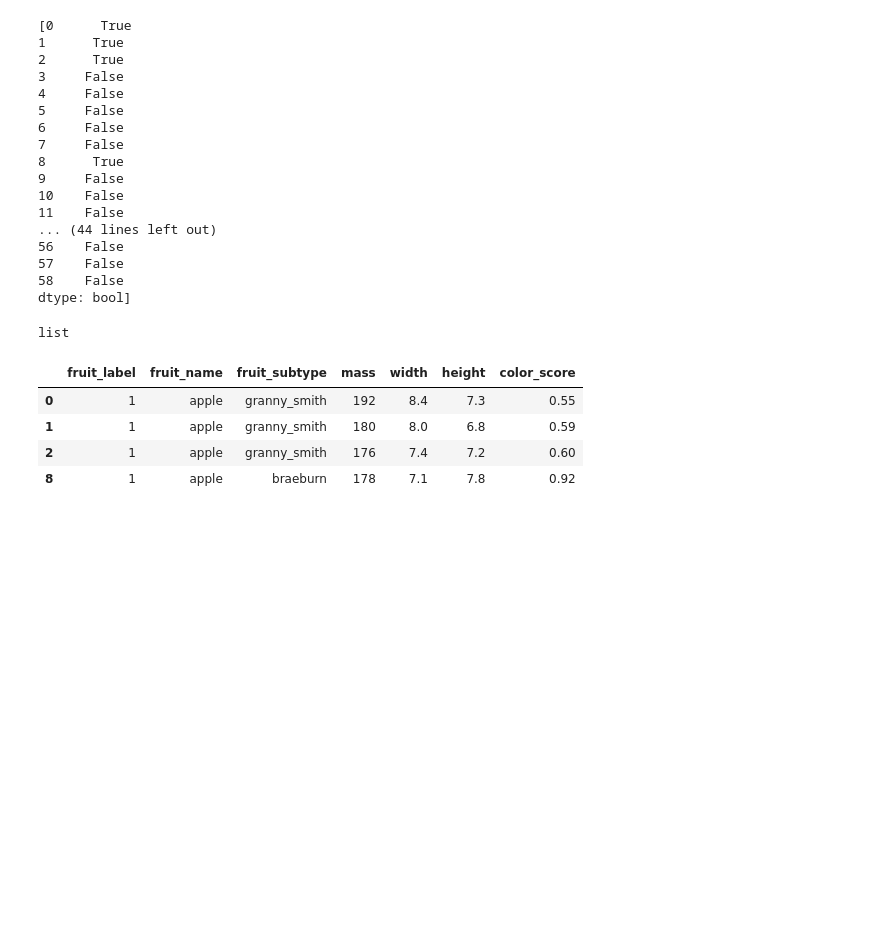
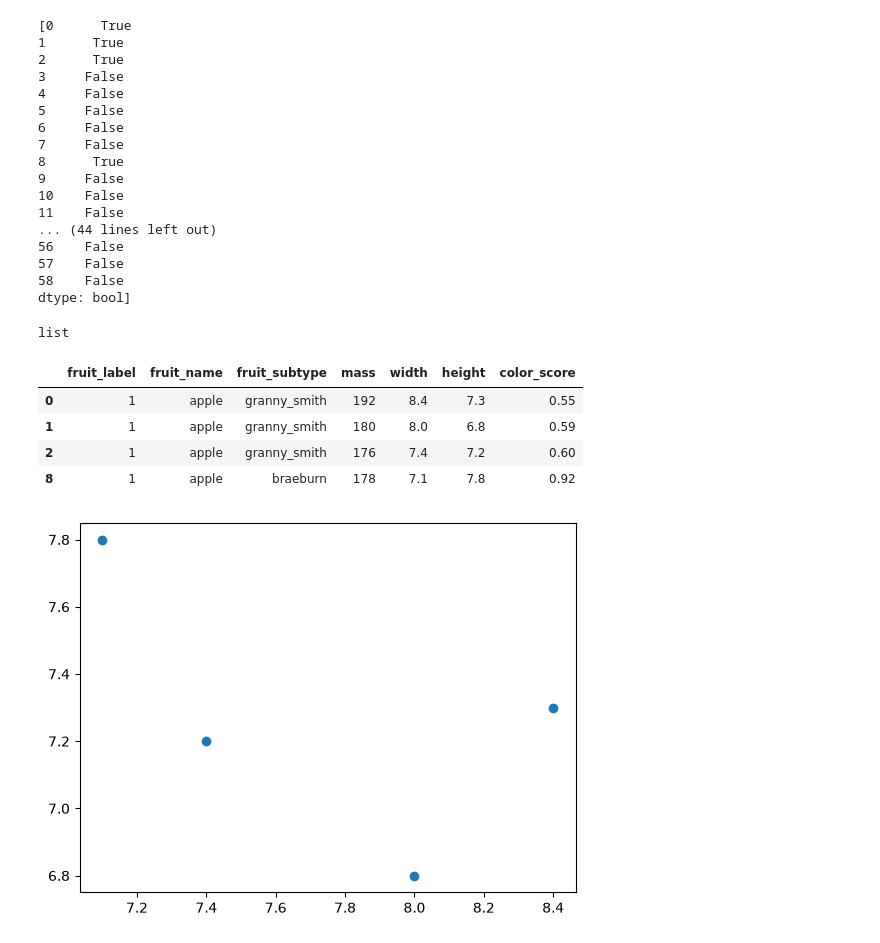
Before and after one commit to engcriscunha/Curso-Machine-Learning-DELL, a Jupyter notebook: fruits.ipynb, the cells around one changed output. Cells and saved outputs as stored; diff of their text form; code cells hidden in the pictures; blank space fills up the shorter version.

Commit message:
feat: gráfico frutas por comprimento e altura

```diff
--- a/fruits.ipynb
+++ b/fruits.ipynb
@@ -436,3 +436,11 @@ frutas[macas & pesadas] #aparece as linhas em que a fruta é maçã e o peso é
 | 1 | 1 | apple | granny_smith | 180 | 8.0 | 6.8 | 0.59 |
 | 2 | 1 | apple | granny_smith | 176 | 7.4 | 7.2 | 0.60 |
 | 8 | 1 | apple | braeburn | 178 | 7.1 | 7.8 | 0.92 |
+# %%
+x1 = frutas[macas & pesadas]['width']
+x2 = frutas[macas & pesadas]['height']
+# %%
+plt.scatter(x1, x2) #aparece um gráfico de dispersão com os valores da coluna width no eixo x e os valores da coluna height no eixo y das linhas em que a fruta é maçã e o peso é maior que 175
+plt.show() #aparece o gráfico de dispersão com os valores da coluna width no eixo x e os valores da coluna height no eixo y das linhas em que a fruta é maçã e o peso é maior que 175
+# %% [output]
+[figure, added]
```
Also changed, not shown: parts of 3 cells of this notebook.
